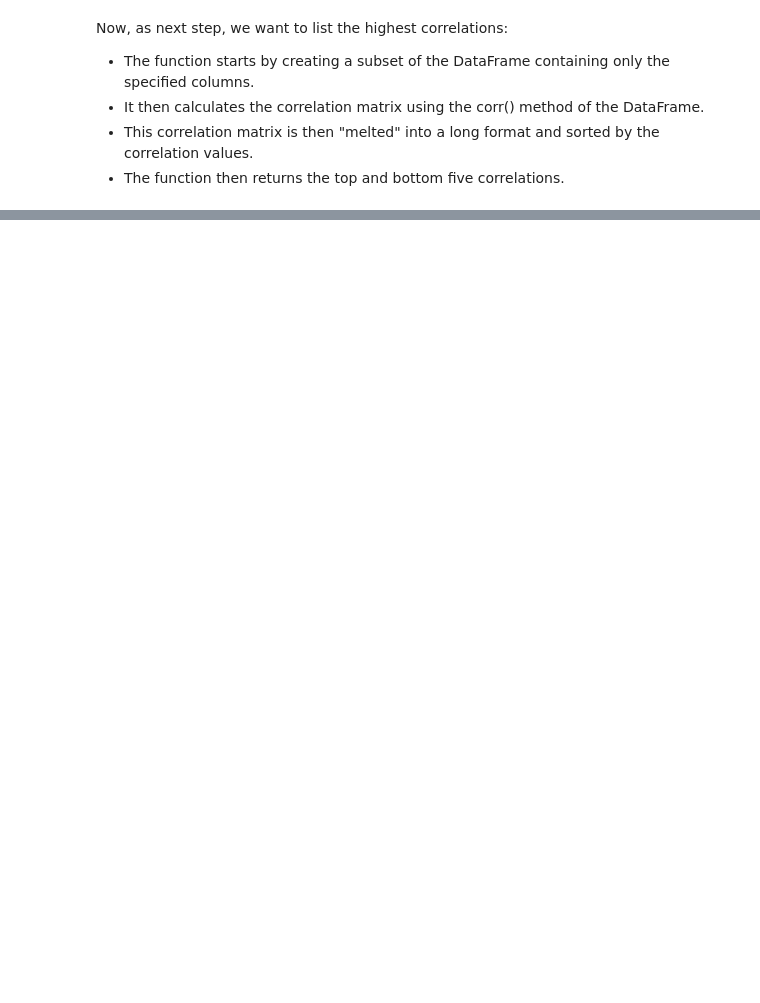
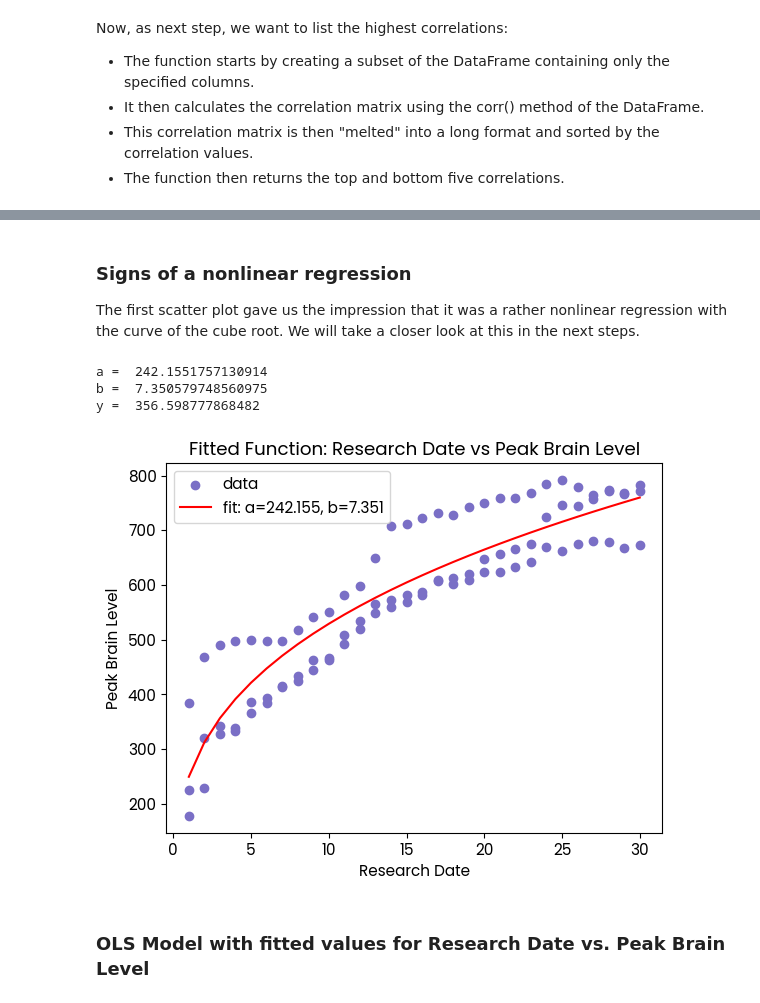
Before and after one commit to WGaitanidis/Grp5_Data_Analysis_Visualisation, a Jupyter notebook: Grp5_Data_Analysis_Sleep_Cognitive_Abilities.ipynb, the cells around one changed output, grey strips where cells are left out. Drawn from its saved outputs; the diff is of its cells as text; code cells hidden in the pictures; blank space fills up the shorter version.

```diff
--- a/Grp5_Data_Analysis_Sleep_Cognitive_Abilities.ipynb
+++ b/Grp5_Data_Analysis_Sleep_Cognitive_Abilities.ipynb
@@ -806,0 +746,76 @@ model.summary()
+# %% [markdown]
+### Signs of a nonlinear regression
+The first scatter plot gave us the impression that it was a rather nonlinear regression with the curve of the cube root. We will take a closer look at this in the next steps.
+# %%
+from scipy.optimize import curve_fit
+
+# Here, we're defining the form of the function you want to fit to our data
+# In this case, it's a cubic root function (np.cbrt(x)) with parameters a and b (a * np.cbrt(x) + b)
+def func(x, a, b):
+  return a * np.cbrt(x) + b
+
+# We're setting up our data
+# x_data is our independent variable (Research Date)
+# y_data is our dependent variable (peak brain level)
+x_data = df['Research_Date']
+y_data = df['peak_brain_level']
+
+# use curve_fit to find the best fit parameters
+# curve_fit is a function from the SciPy library that fits a function (func) to data (x_data and y_data)
+popt, pcov = curve_fit(func, x_data, y_data)
+
+# It returns two outputs: popt and pcov
+# popt is an array of the optimal values of a and b that minimize the difference between the function func(x, a, b) and the y_data
+# pcov is the estimated covariance of popt, which provides an estimate of the uncertainties in popt.
+
+# popt contains the optimal values for a and b
+print("a = ", popt[0])
+print("b = ", popt[1])
+
+# We're evaluating the fitted function at a specific x-value (x = 3 in this case) using the optimal parameters a and b found by curve_fit
+y = func(3, *popt)
+print("y = ", y)
+# %% [output]
+a =  242.1551757130914
+b =  7.350579748560975
+y =  356.598777868482
+# %%
+# We're generating a range of x values to plot the fitted function
+# The range starts at the smallest x value in the data and ends at the largest x value in the data
+# and it contains 30 points evenly spaced between the start and end values
+x_fit = np.linspace(min(x_data), max(x_data), 30)
+
+# Next, we're calculating the corresponding y values for the generated x values
+# using the fitted function and the optimal parameters found by curve_fit
+y_fit = func(x_fit, *popt)
+
+# Creating a new figure and a set of subplots (in this case, just one subplot).
+fig, ax = plt.subplots()
+
+# plot the original data as scatter plot
+ax.scatter(x_data, y_data, label='data')
+
+# plot the fitted function
+ax.plot(x_fit, y_fit, 'r', label='fit: a=%5.3f, b=%5.3f' % tuple(popt))
+
+# Label the x-axis
+plt.xlabel('Research Date')
+
+# Label the y-axis
+plt.ylabel('Peak Brain Level')
+
+# add a legend
+ax.legend()
+
+# Add a title
+plt.title('Fitted Function: Research Date vs Peak Brain Level')
+
+# Save the plot as a .png file with a transparent background
+plt.savefig('/content/gdrive/My Drive/Grp5_Data_Analysis_Project/Grp5_Visualisation/plot_regression_fitted_research_date_peak_brain_level.png', format='png', dpi=300, transparent=True)
+
+# show the plot
+plt.show()
+# %% [output]
+[figure, added]
+# %% [markdown]
+### OLS Model with fitted values for Research Date vs. Peak Brain Level
```
Also changed, not shown: parts of 90 cells of this notebook.
